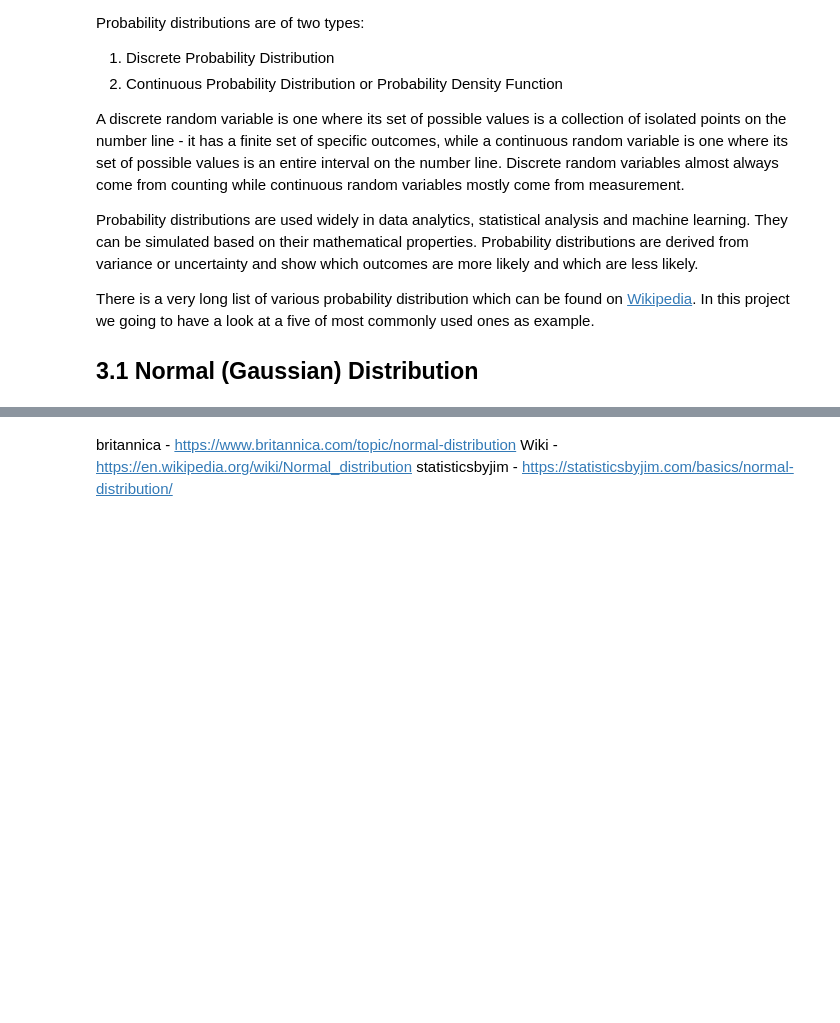
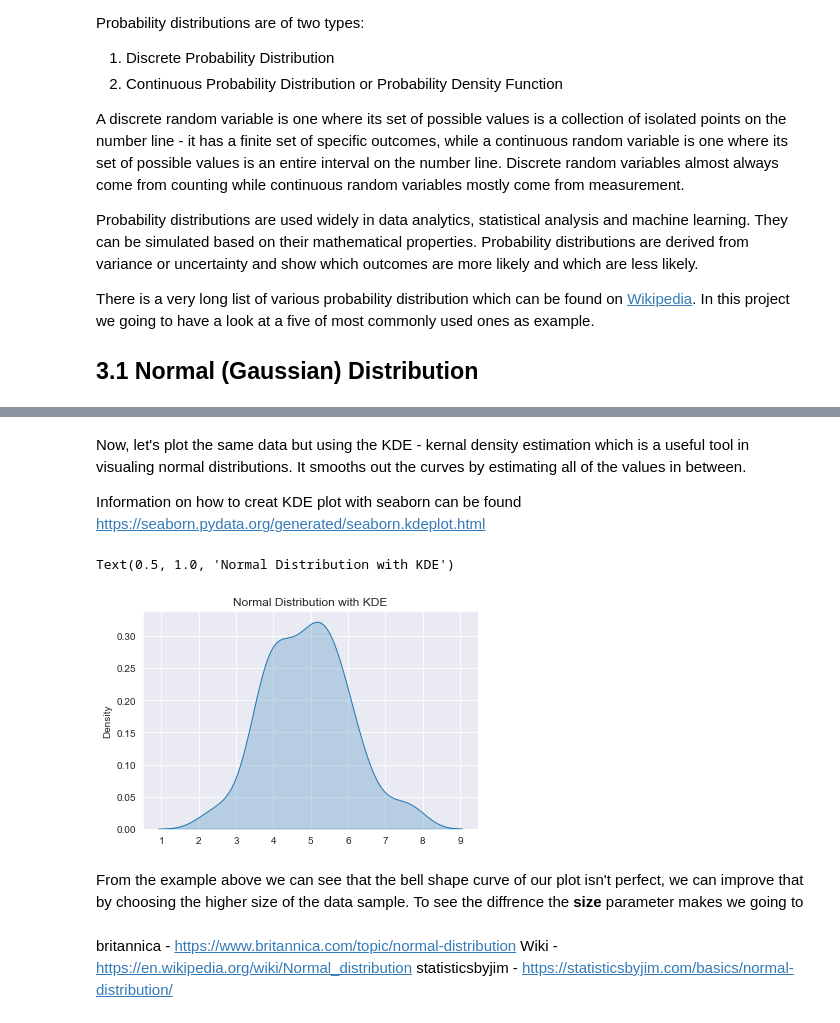
Before and after one commit to angelinka/numpy_assignment, a Jupyter notebook: numPy.ipynb, the cells around one changed output, grey strips where cells are left out. Drawn from its saved outputs; the diff is of its cells as text; code cells hidden in the pictures; blank space fills up the shorter version.

```diff
--- a/numPy.ipynb
+++ b/numPy.ipynb
@@ -256,0 +304,11 @@ The following parameters are used in the function:
+# %% [markdown]
+Now, let's plot the same data but using the KDE - kernal density estimation which is a useful tool in visualing normal distributions. It smooths out the curves by estimating all of the values in between.
+
+Information on how to creat KDE plot with seaborn can be found https://seaborn.pydata.org/generated/seaborn.kdeplot.html
+# %%
+sns.kdeplot(data=norm, fill=True).set_title('Normal Distribution with KDE')
+# %% [output]
+Text(0.5, 1.0, 'Normal Distribution with KDE')
+[figure, added]
+# %% [markdown]
+From the example above we can see that the bell shape curve of our plot isn't perfect, we can improve that by choosing the higher size of the data sample. To see the diffrence the **size** parameter makes we going to
```
Also changed, not shown: parts of 8 cells of this notebook.
